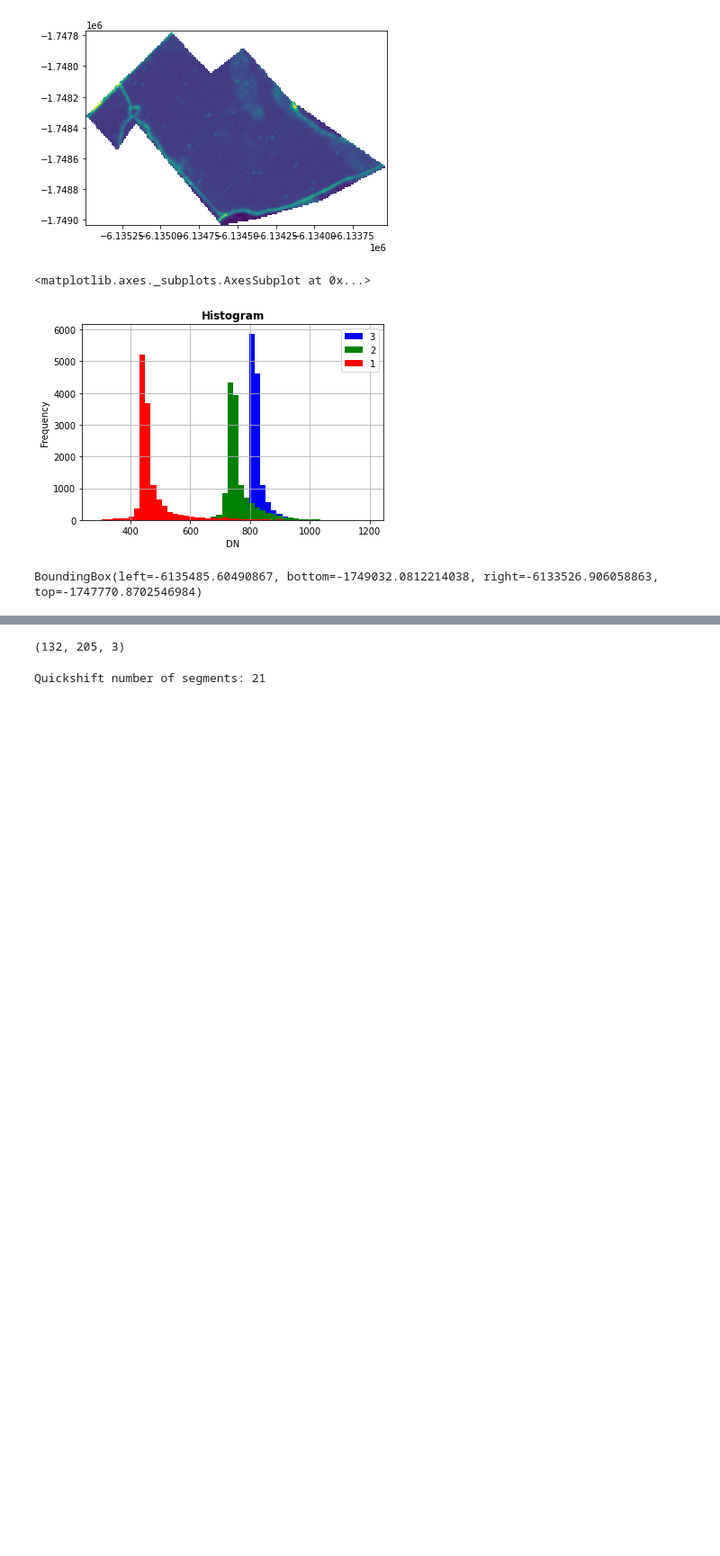
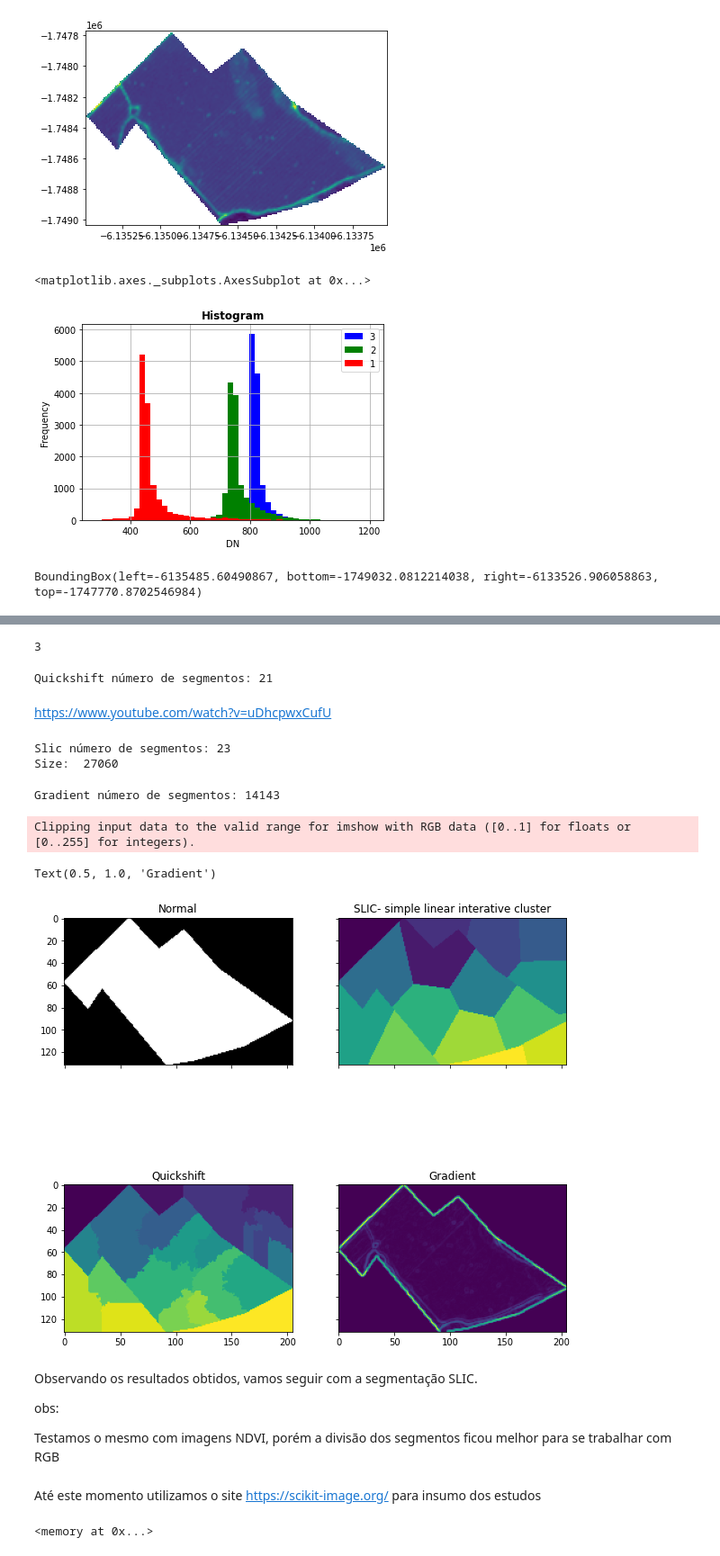
Before and after one commit to g-roger/analise-vegetativa-bemagro, a Jupyter notebook: 20ia_05_EDA_bemagro.ipynb, the cells around one changed output, grey strips where cells are left out. Shown at 90% size. Saved outputs shown, nothing was run; the diff lists cells and outputs as text; code cells hidden in the pictures; blank space fills up the shorter version.

```diff
--- a/20ia_05_EDA_bemagro.ipynb
+++ b/20ia_05_EDA_bemagro.ipynb
@@ -420,11 +452,50 @@ img = io.imread(dataset_1 + df_1['RGB'][0])
 # %%
-img.shape
+img.ndim
 # %% [output]
-(132, 205, 3)
+3
 # %%
-from skimage.filters import sobel
-
-segments = quickshift(img)
-print("Quickshift number of segments: %d" % len(np.unique(segments)))
+segments_quickshift = quickshift(img)
+print("Quickshift número de segmentos: %d" % len(np.unique(segments_quickshift)))
 # %% [output]
-Quickshift number of segments: 21
+Quickshift número de segmentos: 21
+# %% [markdown]
+https://www.youtube.com/watch?v=uDhcpwxCufU
+# %%
+segments_slic = slic(img, n_segments=20, compactness=0.9, sigma=0.2,
+                     start_label=1)
+print("Slic número de segmentos: %d" % len(np.unique(segments_slic)))
+print("Size: ", segments_slic.size)
+# %% [output]
+Slic número de segmentos: 23
+Size:  27060
+# %%
+gradient = sobel(rgb2gray(img))
+print("Gradient número de segmentos: %d" % len(np.unique(gradient)))
+# %% [output]
+Gradient número de segmentos: 14143
+# %%
+fig, ax = plt.subplots(2, 2, figsize=(10, 10), sharex=True, sharey=True)
+ax[0, 0].imshow(img)
+ax[0, 0].set_title("Normal")
+ax[0, 1].imshow(segments_slic)
+ax[0, 1].set_title('SLIC- simple linear interative cluster')
+ax[1, 0].imshow(segments_quickshift)
+ax[1, 0].set_title('Quickshift')
+ax[1, 1].imshow(gradient)
+ax[1, 1].set_title('Gradient')
+# %% [output]
+Clipping input data to the valid range for imshow with RGB data ([0..1] for floats or [0..255] for integers).
+Text(0.5, 1.0, 'Gradient')
+[figure, added]
+# %% [markdown]
+Observando os resultados obtidos, vamos seguir com a segmentação SLIC.
+
+obs:
+
+Testamos o mesmo com imagens NDVI, porém a divisão dos segmentos ficou melhor para se trabalhar com RGB
+# %% [markdown]
+Até este momento utilizamos o site https://scikit-image.org/ para insumo dos estudos
+# %%
+segments_slic.data
+# %% [output]
+<memory at 0x...>
```
Also changed, not shown: parts of 26 cells of this notebook.
